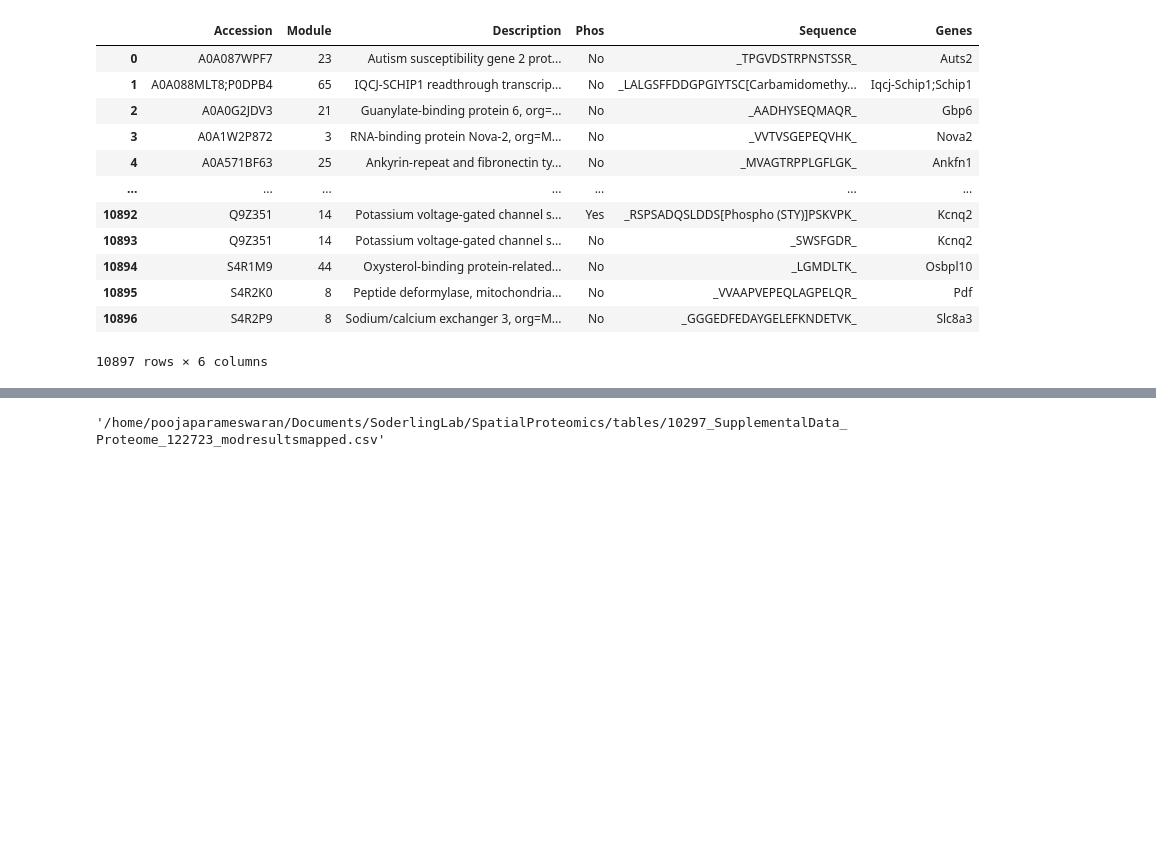
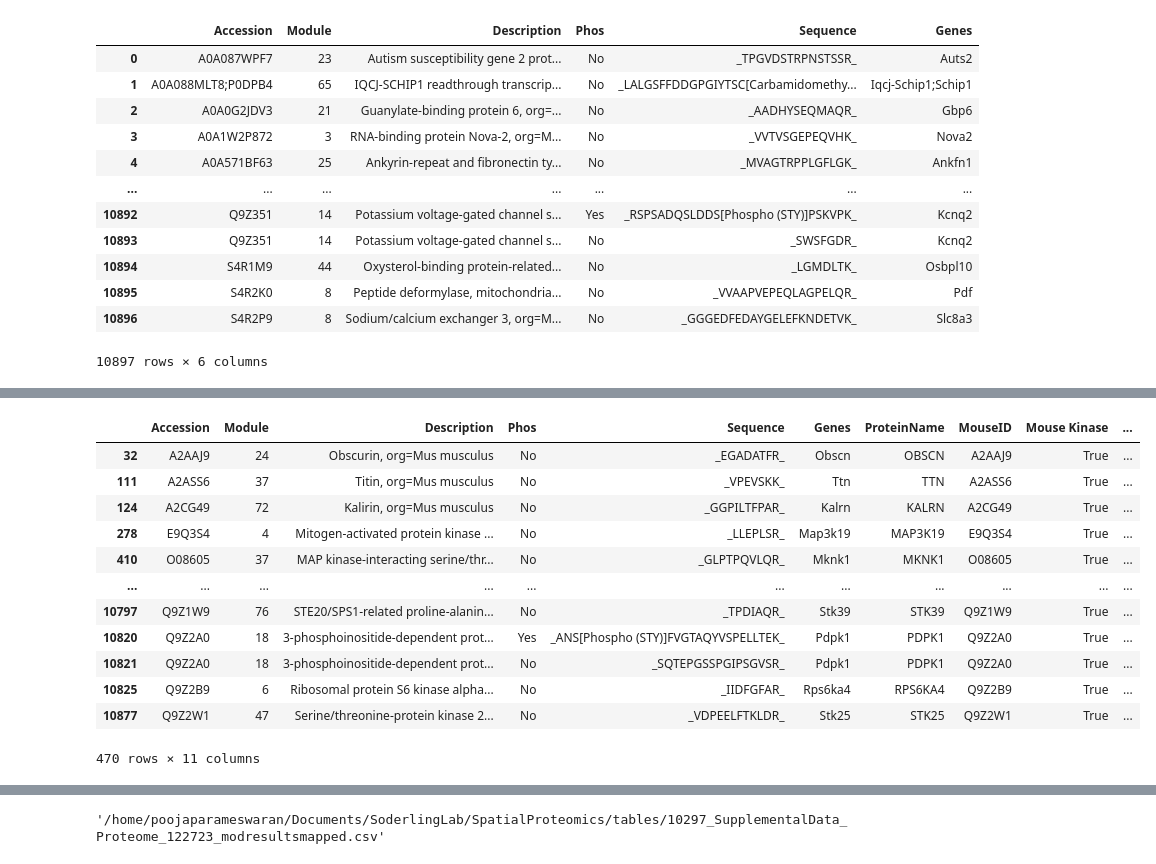
Before and after one commit to ssoderlinglab/SpatialProteomics, a Jupyter notebook: analysis/3_Clustering/3.5_mapaccesions.ipynb, the cells around one changed output, grey strips where cells are left out. Saved outputs shown, nothing was run; the diff lists cells and outputs as text; code cells hidden in the pictures; blank space fills up the shorter version.

```diff
--- a/analysis/3_Clustering/3.5_mapaccesions.ipynb
+++ b/analysis/3_Clustering/3.5_mapaccesions.ipynb
@@ -154,3 +166,19 @@ res
+# %%
+res[res['Mouse Kinase'] == True]
+# %% [output]
+|  | Accession | Module | Description | Phos | Sequence | Genes | ProteinName | MouseID | Mouse Kinase | ... |
+| 32 | A2AAJ9 | 24 | Obscurin, org=Mus musculus | No | _EGADATFR_ | Obscn | OBSCN | A2AAJ9 | True | ... |
+| 111 | A2ASS6 | 37 | Titin, org=Mus musculus | No | _VPEVSKK_ | Ttn | TTN | A2ASS6 | True | ... |
+| 124 | A2CG49 | 72 | Kalirin, org=Mus musculus | No | _GGPILTFPAR_ | Kalrn | KALRN | A2CG49 | True | ... |
+| 278 | E9Q3S4 | 4 | Mitogen-activated protein kinase ... | No | _LLEPLSR_ | Map3k19 | MAP3K19 | E9Q3S4 | True | ... |
+| 410 | O08605 | 37 | MAP kinase-interacting serine/thr... | No | _GLPTPQVLQR_ | Mknk1 | MKNK1 | O08605 | True | ... |
+| ... | ... | ... | ... | ... | ... | ... | ... | ... | ... | ... |
+| 10797 | Q9Z1W9 | 76 | STE20/SPS1-related proline-alanin... | No | _TPDIAQR_ | Stk39 | STK39 | Q9Z1W9 | True | ... |
+| 10820 | Q9Z2A0 | 18 | 3-phosphoinositide-dependent prot... | Yes | _ANS[Phospho (STY)]FVGTAQYVSPELLTEK_ | Pdpk1 | PDPK1 | Q9Z2A0 | True | ... |
+| 10821 | Q9Z2A0 | 18 | 3-phosphoinositide-dependent prot... | No | _SQTEPGSSPGIPSGVSR_ | Pdpk1 | PDPK1 | Q9Z2A0 | True | ... |
+| 10825 | Q9Z2B9 | 6 | Ribosomal protein S6 kinase alpha... | No | _IIDFGFAR_ | Rps6ka4 | RPS6KA4 | Q9Z2B9 | True | ... |
+| 10877 | Q9Z2W1 | 47 | Serine/threonine-protein kinase 2... | No | _VDPEELFTKLDR_ | Stk25 | STK25 | Q9Z2W1 | True | ... |
+470 rows × 11 columns
 # %%
 mres = res.copy(deep = True)
 # %%
```
Also changed, not shown: parts of 8 cells of this notebook.
